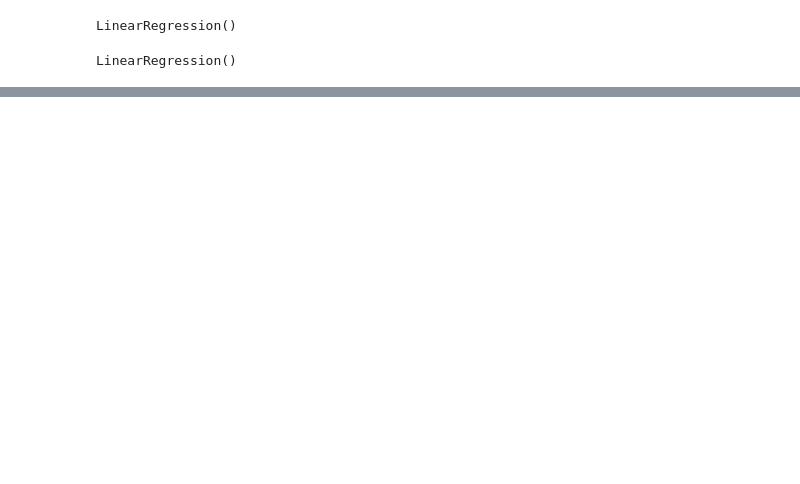
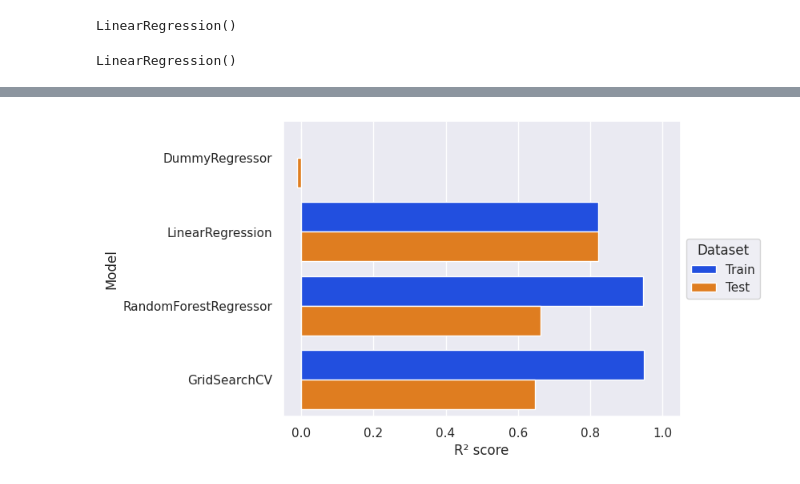
Before and after one commit to data-IA-2025/P7demo, a Jupyter notebook: P7.ipynb, the cells around one changed output, grey strips where cells are left out. Saved outputs shown, nothing was run; the diff lists cells and outputs as text; code cells hidden in the pictures; blank space fills up the shorter version.

Commit message:
Many sklearn models

```diff
--- a/P7.ipynb
+++ b/P7.ipynb
@@ -700,0 +830,2 @@ Name: Actual_Deliverables, dtype: float64
+# %%
+results.append([ "GridSearchCV", r2_score_train, r2_score_test, mse, rmse, mae ])
@@ -700,0 +834,5 @@ Name: Actual_Deliverables, dtype: float64
+# %%
+sns.set_theme(style="darkgrid", palette="bright")
+# %%
+df_results = pd.DataFrame(results, columns=results_columns)
+df_results
@@ -700,0 +845,4 @@ Name: Actual_Deliverables, dtype: float64
+# %%
+df_r2_score = df_results.rename(columns={"R² score (train)":"Train","R² score (test)":"Test"})
+df_r2_score = df_r2_score.melt(id_vars=["Model"], value_vars=["Train","Test"], var_name="Dataset", value_name="R² score")
+df_r2_score
@@ -700,0 +859,7 @@ Name: Actual_Deliverables, dtype: float64
+# %%
+sns.barplot(df_r2_score, y="Model", x="R² score", hue="Dataset")
+plt.xlim(-0.05, 1.05)
+plt.legend(title="Dataset", loc="center left", bbox_to_anchor=(1,0.5))
+plt.show()
+# %% [output]
+[figure, added]
```
Also changed, not shown: parts of 39 cells of this notebook, 3 other files.
